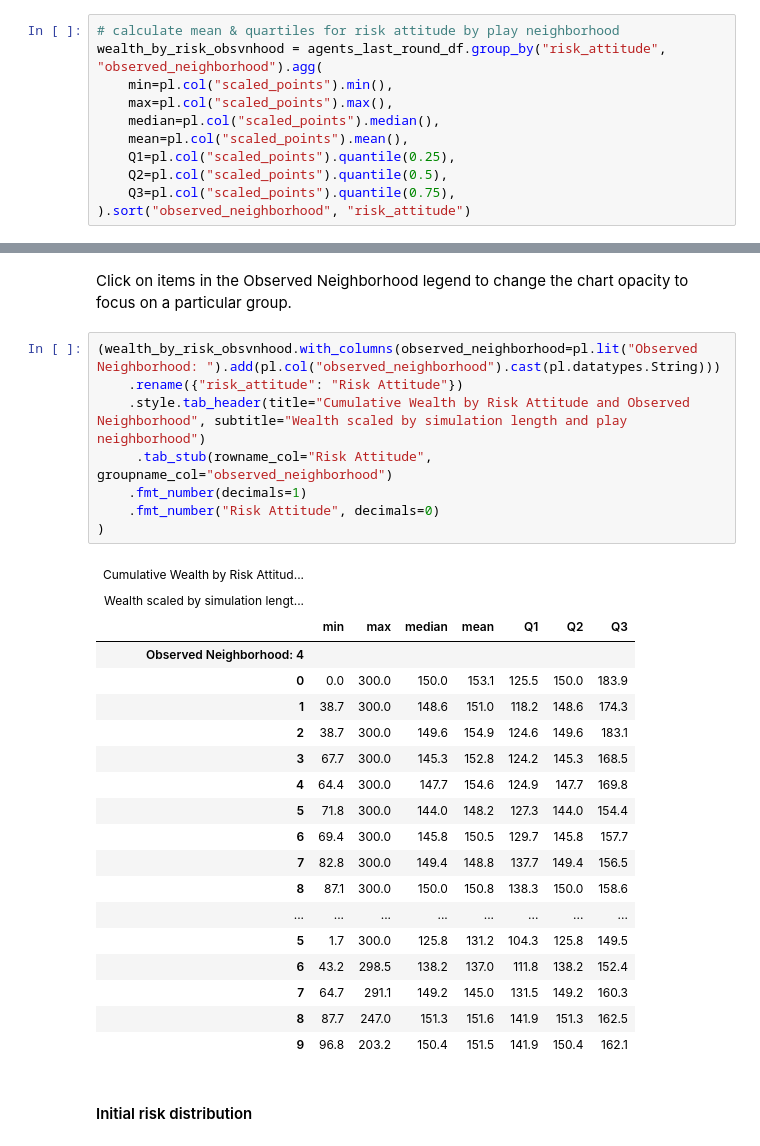
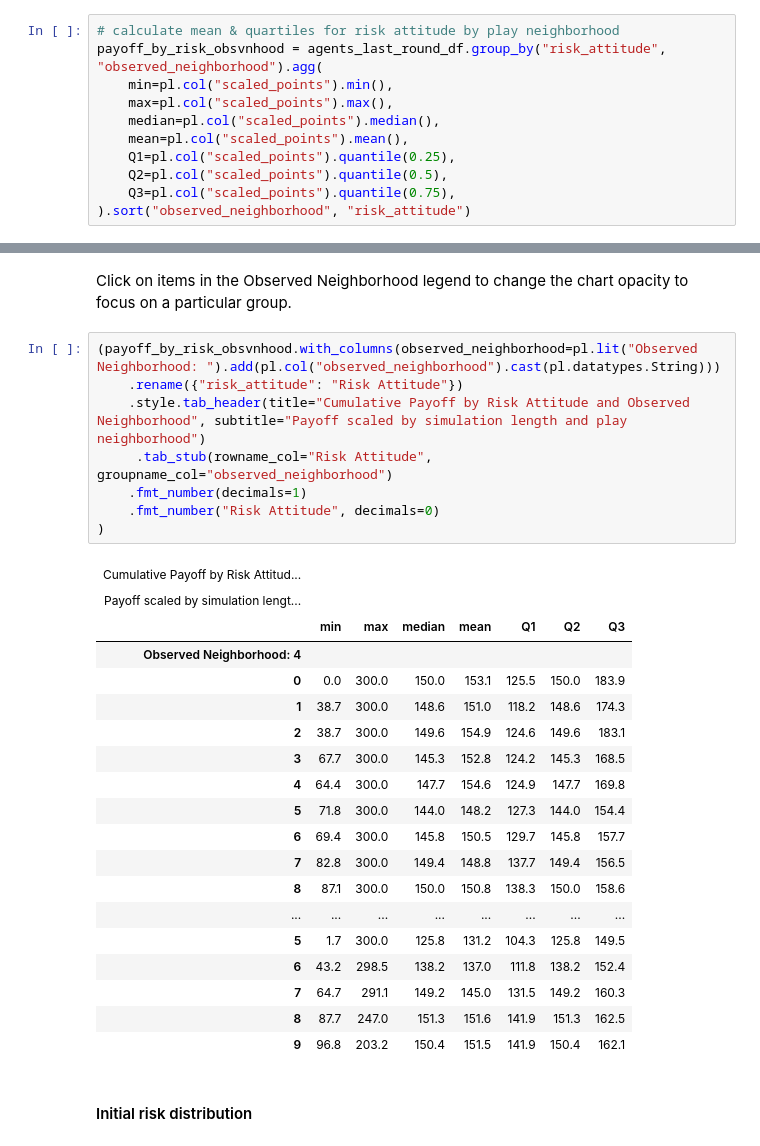
Before and after one commit to Princeton-CDH/simulating-risk, a Jupyter notebook: notebooks/hawkdovemulti_noadjust/analyze_batchrun_data.ipynb, the cells around one changed output, grey strips where cells are left out. Saved outputs shown, nothing was run; the diff lists cells and outputs as text.

```diff
--- a/notebooks/hawkdovemulti_noadjust/analyze_batchrun_data.ipynb
+++ b/notebooks/hawkdovemulti_noadjust/analyze_batchrun_data.ipynb
@@ -509,7 +523,7 @@ Click on items in the Play Neighborhood legend to change the chart opacity to fo
 #### Observed neighborhood
 # %%
 # calculate mean & quartiles for risk attitude by play neighborhood
-wealth_by_risk_obsvnhood = agents_last_round_df.group_by("risk_attitude", "observed_neighborhood").agg(
+payoff_by_risk_obsvnhood = agents_last_round_df.group_by("risk_attitude", "observed_neighborhood").agg(
     min=pl.col("scaled_points").min(),
     max=pl.col("scaled_points").max(),
     median=pl.col("scaled_points").median(),
@@ -529,16 +543,16 @@ plot_mean_quartiles(wealth_by_risk_obsvnhood, 'observed_neighborhood', 'Observed
 # %% [markdown]
 Click on items in the Observed Neighborhood legend to change the chart opacity to focus on a particular group.
 # %%
-(wealth_by_risk_obsvnhood.with_columns(observed_neighborhood=pl.lit("Observed Neighborhood: ").add(pl.col("observed_neighborhood").cast(pl.datatypes.String)))
+(payoff_by_risk_obsvnhood.with_columns(observed_neighborhood=pl.lit("Observed Neighborhood: ").add(pl.col("observed_neighborhood").cast(pl.datatypes.String)))
     .rename({"risk_attitude": "Risk Attitude"})
-    .style.tab_header(title="Cumulative Wealth by Risk Attitude and Observed Neighborhood", subtitle="Wealth scaled by simulation length and play neighborhood")
+    .style.tab_header(title="Cumulative Payoff by Risk Attitude and Observed Neighborhood", subtitle="Payoff scaled by simulation length and play neighborhood")
      .tab_stub(rowname_col="Risk Attitude", groupname_col="observed_neighborhood")
     .fmt_number(decimals=1)
     .fmt_number("Risk Attitude", decimals=0)
 )
 # %% [output]
-| Cumulative Wealth by Risk Attitud... |  |  |  |  |  |  |  |
-| Wealth scaled by simulation lengt... |  |  |  |  |  |  |  |
+| Cumulative Payoff by Risk Attitud... |  |  |  |  |  |  |  |
+| Payoff scaled by simulation lengt... |  |  |  |  |  |  |  |
 |  | min | max | median | mean | Q1 | Q2 | Q3 |
 | Observed Neighborhood: 4 |  |  |  |  |  |  |  |
 | 0 | 0.0 | 300.0 | 150.0 | 153.1 | 125.5 | 150.0 | 183.9 |
```
Also changed, not shown: parts of 28 cells of this notebook, 4 other files.
